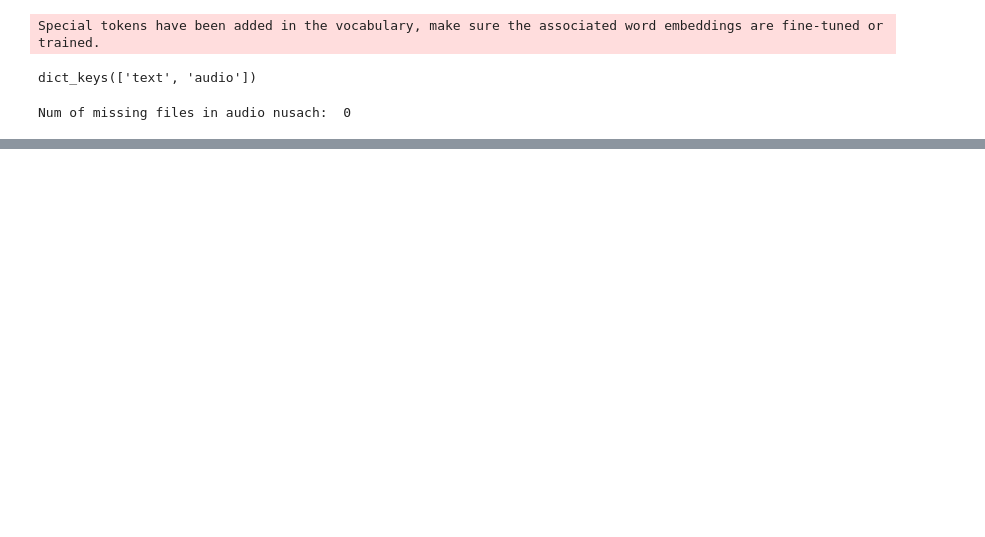
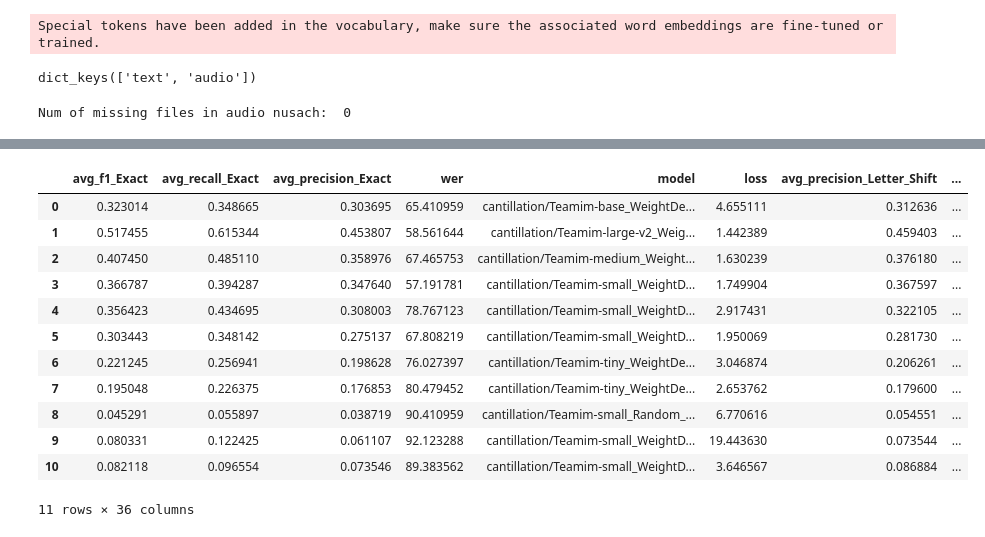
Before and after one commit to staviv/cantillation, a Jupyter notebook: test.ipynb, the cells around one changed output, grey strips where cells are left out. Saved outputs shown, nothing was run; the diff lists cells and outputs as text; code cells hidden in the pictures; blank space fills up the shorter version.

```diff
--- a/test.ipynb
+++ b/test.ipynb
@@ -265,18 +218,0 @@ training_args = Seq2SeqTrainingArguments(
-# %%
-from transformers import Seq2SeqTrainer
-trainer = Seq2SeqTrainer(
-    args=training_args,
-    model=model,
-    eval_dataset=test_data,
-    data_collator=data_collator,
-    compute_metrics=compute_metrics,
-    tokenizer=processor.feature_extractor,
-)
-
-# evaluate the model
-results = trainer.evaluate() # we use evaluate to get the metrics
-print(results)
-# save the results to a json file
-# create the results file
-with open(f"results_{MODEL_NAME.split('/')[-1]}.json", 'w') as f:
-    json.dump(results, f, indent=4)
@@ -331,0 +258,3 @@ WER calculation: 0.005295515060424805 seconds
+# %%
+# test the models
+results = test_models(models)
@@ -331,0 +276,2 @@ WER calculation: 0.005295515060424805 seconds
+# %%
+df = pd.DataFrame(results)
@@ -331,0 +281,33 @@ WER calculation: 0.005295515060424805 seconds
+# %%
+def reorder_columns(df, priority_columns):
+    """
+    Reorders the DataFrame columns, placing the priority columns first.
+
+    Parameters:
+    - df (pd.DataFrame): The DataFrame to reorder.
+    - priority_columns (list of str): The columns to place at the beginning.
+
+    Returns:
+    - pd.DataFrame: The DataFrame with reordered columns.
+    """
+    # Ensure all priority columns are in the DataFrame's columns
+    priority_columns = [col for col in priority_columns if col in df.columns]
+    # Reorder columns, placing priority columns first
+    reordered_columns = priority_columns + [col for col in df.columns if col not in priority_columns]
+    return df[reordered_columns]
+df = reorder_columns(df, ["avg_f1_Exact", "avg_recall_Exact", "avg_precision_Exact","wer"])
+df
+# %% [output]
+|  | avg_f1_Exact | avg_recall_Exact | avg_precision_Exact | wer | model | loss | avg_precision_Letter_Shift | ... |
+| 0 | 0.323014 | 0.348665 | 0.303695 | 65.410959 | cantillation/Teamim-base_WeightDe... | 4.655111 | 0.312636 | ... |
+| 1 | 0.517455 | 0.615344 | 0.453807 | 58.561644 | cantillation/Teamim-large-v2_Weig... | 1.442389 | 0.459403 | ... |
+| 2 | 0.407450 | 0.485110 | 0.358976 | 67.465753 | cantillation/Teamim-medium_Weight... | 1.630239 | 0.376180 | ... |
+| 3 | 0.366787 | 0.394287 | 0.347640 | 57.191781 | cantillation/Teamim-small_WeightD... | 1.749904 | 0.367597 | ... |
+| 4 | 0.356423 | 0.434695 | 0.308003 | 78.767123 | cantillation/Teamim-small_WeightD... | 2.917431 | 0.322105 | ... |
+| 5 | 0.303443 | 0.348142 | 0.275137 | 67.808219 | cantillation/Teamim-small_WeightD... | 1.950069 | 0.281730 | ... |
+| 6 | 0.221245 | 0.256941 | 0.198628 | 76.027397 | cantillation/Teamim-tiny_WeightDe... | 3.046874 | 0.206261 | ... |
+| 7 | 0.195048 | 0.226375 | 0.176853 | 80.479452 | cantillation/Teamim-tiny_WeightDe... | 2.653762 | 0.179600 | ... |
+| 8 | 0.045291 | 0.055897 | 0.038719 | 90.410959 | cantillation/Teamim-small_Random_... | 6.770616 | 0.054551 | ... |
+| 9 | 0.080331 | 0.122425 | 0.061107 | 92.123288 | cantillation/Teamim-small_WeightD... | 19.443630 | 0.073544 | ... |
+| 10 | 0.082118 | 0.096554 | 0.073546 | 89.383562 | cantillation/Teamim-small_WeightD... | 3.646567 | 0.086884 | ... |
+11 rows × 36 columns
```
Also changed, not shown: parts of 18 cells of this notebook, 16 other files.
